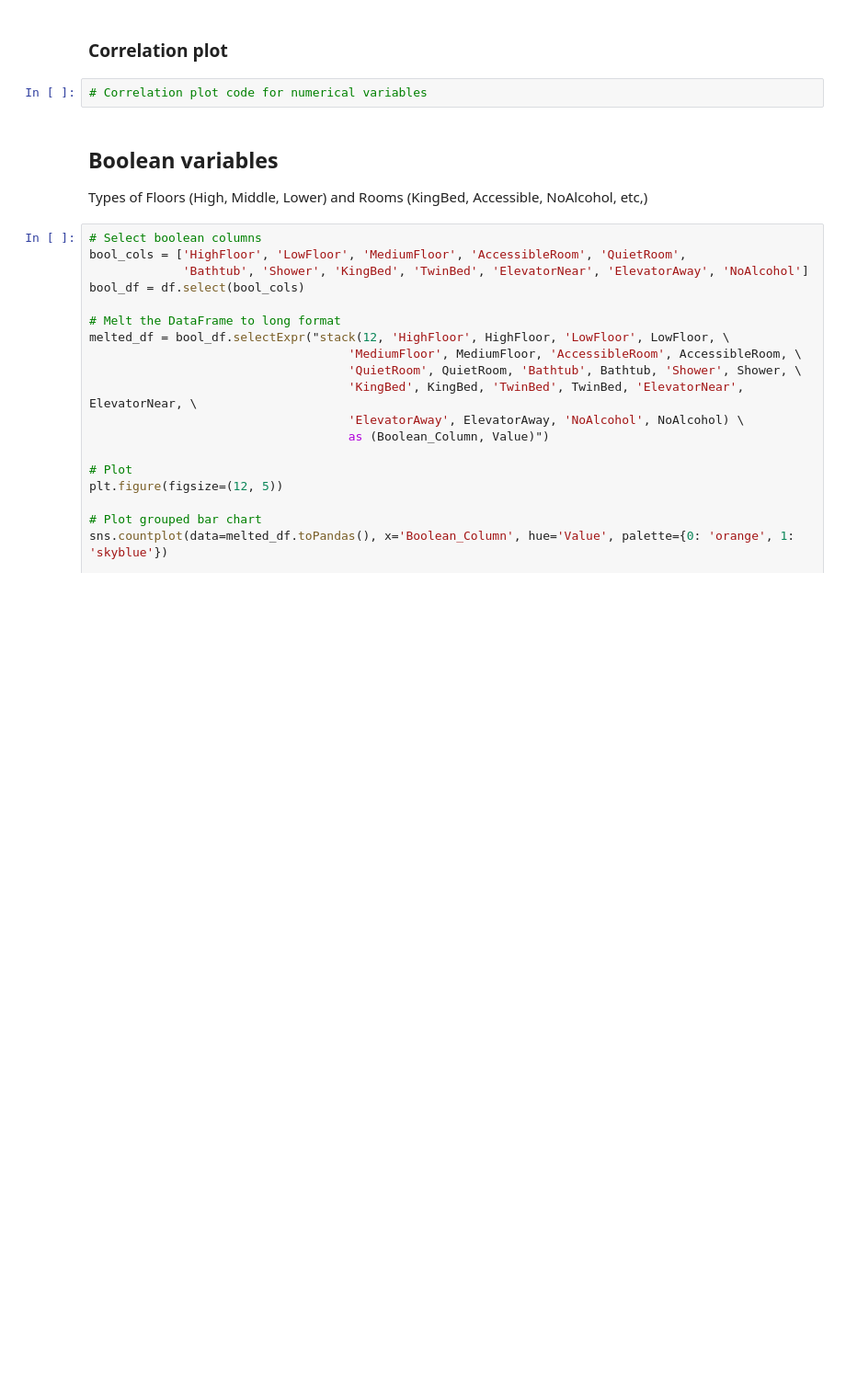
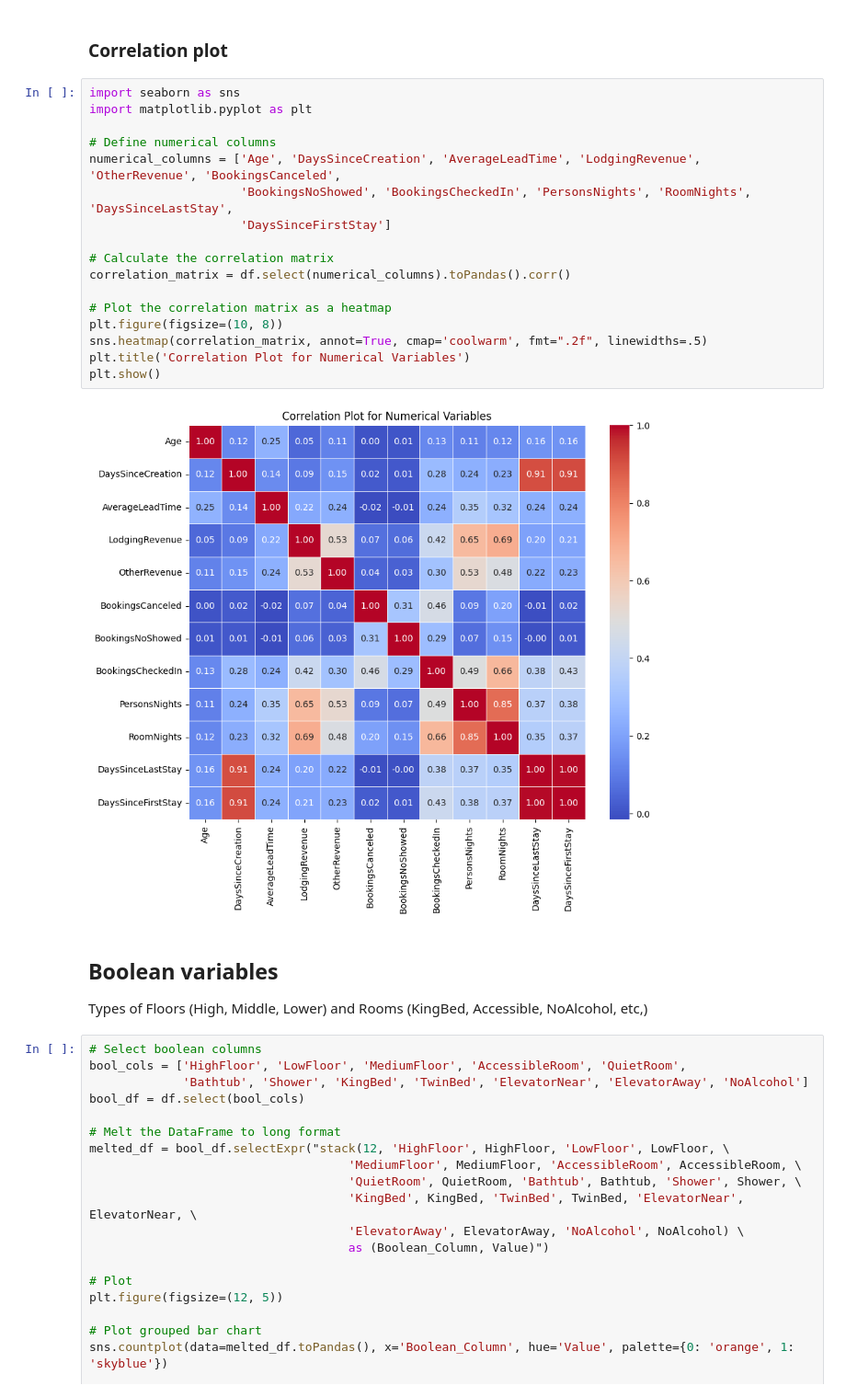
Before and after one commit to domala81/Customer-Segmentaion-with-Spark-MLlib, a Jupyter notebook: hotel_customer_segmentation.ipynb, the cells around one changed output. Shown at 92% size. Drawn from its saved outputs; the diff is of its cells as text; blank space fills up the shorter version.

```diff
--- a/hotel_customer_segmentation.ipynb
+++ b/hotel_customer_segmentation.ipynb
@@ -236,7 +317,24 @@ plt.show()
 # %% [markdown]
 ### Correlation plot
-# %%
-# Correlation plot code for numerical variables
+# %%
+import seaborn as sns
+import matplotlib.pyplot as plt
+
+# Define numerical columns
+numerical_columns = ['Age', 'DaysSinceCreation', 'AverageLeadTime', 'LodgingRevenue', 'OtherRevenue', 'BookingsCanceled',
+                     'BookingsNoShowed', 'BookingsCheckedIn', 'PersonsNights', 'RoomNights', 'DaysSinceLastStay',
+                     'DaysSinceFirstStay']
+
+# Calculate the correlation matrix
+correlation_matrix = df.select(numerical_columns).toPandas().corr()
+
+# Plot the correlation matrix as a heatmap
+plt.figure(figsize=(10, 8))
+sns.heatmap(correlation_matrix, annot=True, cmap='coolwarm', fmt=".2f", linewidths=.5)
+plt.title('Correlation Plot for Numerical Variables')
+plt.show()
+# %% [output]
+[figure, added]
 # %% [markdown]
 ## Boolean variables
 
```
Also changed, not shown: parts of 34 cells of this notebook, 3 other files.
